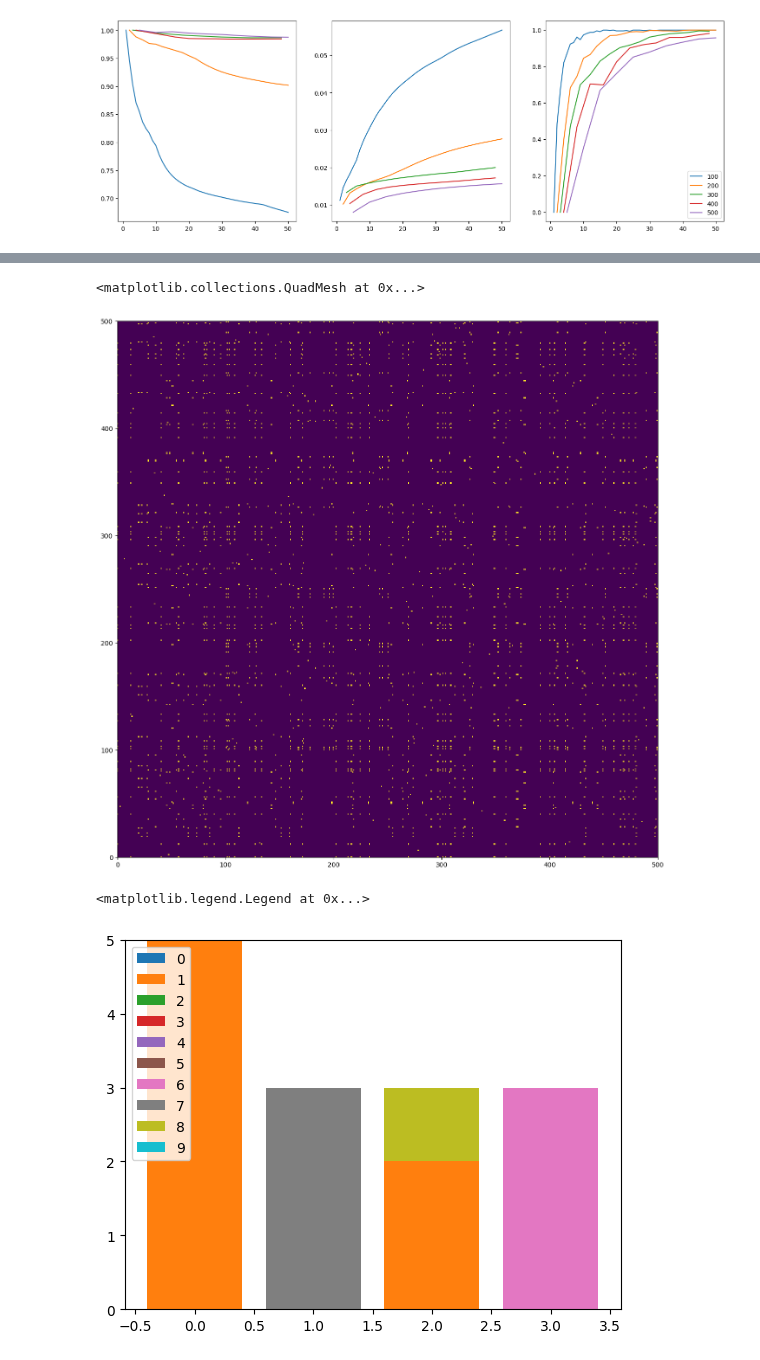
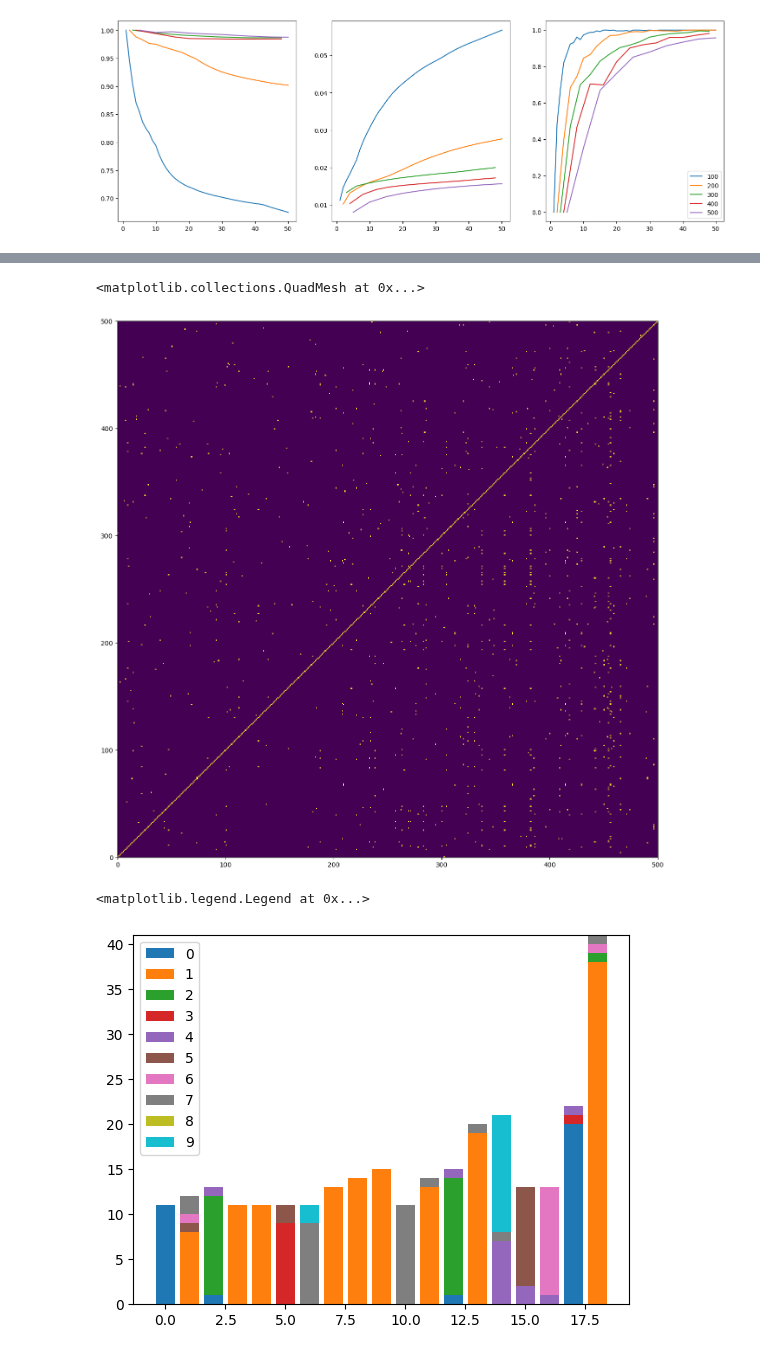
Before and after one commit to wormLove/DCNet, a Jupyter notebook: DCNet2.ipynb, the cells around one changed output, grey strips where cells are left out. Cells and saved outputs as stored; diff of their text form; code cells hidden in the pictures.

```diff
--- a/DCNet2.ipynb
+++ b/DCNet2.ipynb
@@ -109,27 +111,27 @@ ax[2].pcolormesh(module_c.recurrent_weights)
 # %%
 fig, ax = plt.subplots(figsize=(15, 15))
-ax.pcolormesh(module_c.recurrent_weights.fill_diagonal_(0.0))
+ax.pcolormesh(module_c.connections)
 # %% [output]
 <matplotlib.collections.QuadMesh at 0x...>
-[figure, old version]
+[figure, new version]
 # %%
 all_labels = module_d.labels(10)
 label_counts = []
 for row in module_c.connections.T:
     idxs = row.nonzero().flatten()
-    if len(idxs) > 2:
+    if len(idxs) > 10:
         row_label_count = torch.empty(10, dtype=int)
         row_labels = all_labels[idxs]
         labels, counts = torch.unique(row_labels, return_counts=True)
         row_label_count[labels] = counts
         label_counts.append(row_label_count.tolist())
 fig, ax = plt.subplots()
 bottom = torch.zeros(len(label_counts))
 for l in range(10):
     label_assignments = torch.tensor(label_counts).T[l]
     ax.bar(range(len(label_counts)), label_assignments.tolist(), label=str(l), bottom=bottom.tolist())
     bottom += label_assignments
 plt.legend()
 # %% [output]
 <matplotlib.legend.Legend at 0x...>
-[figure, old version]
+[figure, new version]
```
Also changed, not shown: parts of 7 cells of this notebook, 2 other files.
